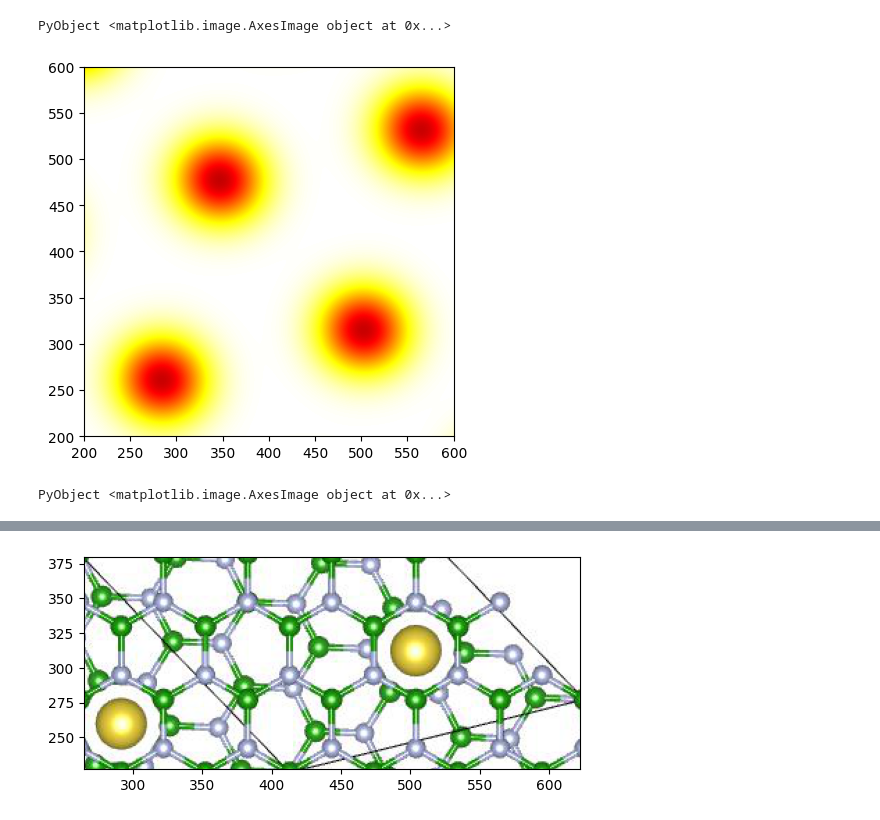
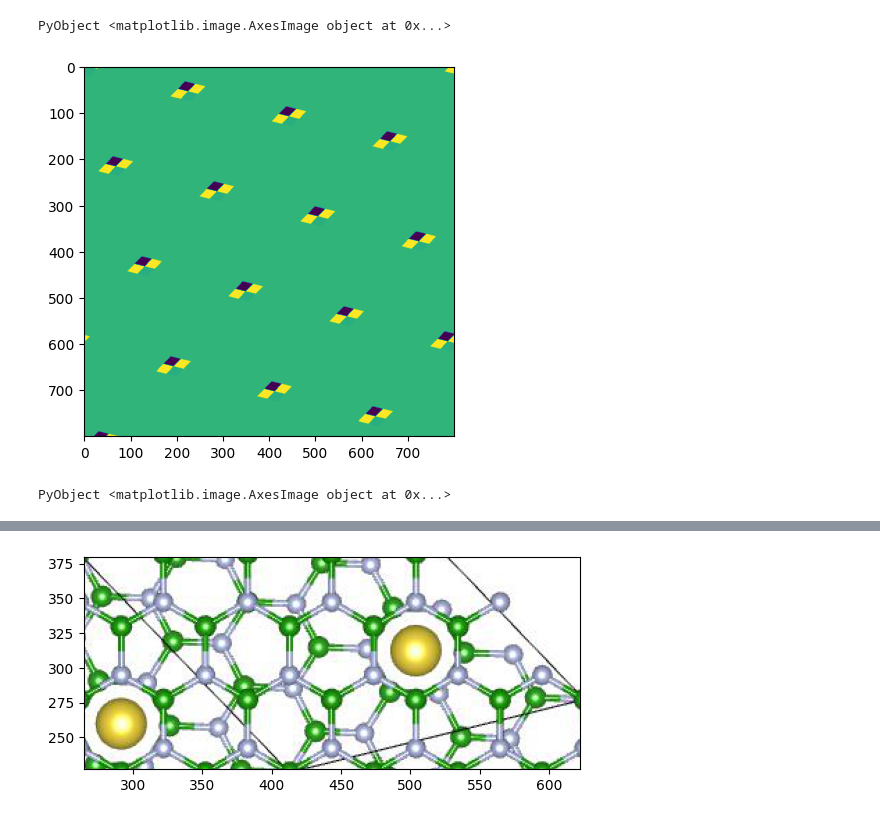
Before and after one commit to AliGhorashiCMT/Plasmons_Paper, a Jupyter notebook: Moire_Figs/Moire13_with_Alkali/Sodium/optimize_Na_position/Analyze.ipynb, the cells around one changed output, grey strips where cells are left out. Cells and saved outputs as stored; diff of their text form; code cells hidden in the pictures.

Commit message:
All Stability Plot

```diff
--- a/Moire_Figs/Moire13_with_Alkali/Sodium/optimize_Na_position/Analyze.ipynb
+++ b/Moire_Figs/Moire13_with_Alkali/Sodium/optimize_Na_position/Analyze.ipynb
@@ -154,14 +154,8 @@ imshow(img, cmap="hot", interpolation="gaussian")
 # %% [output]
 [figure]
 PyObject <matplotlib.image.AxesImage object at 0x...>
-# %%
-img_stability = ndimage.minimum_filter(np.rot90(EnergyArrayStability), size=20)
-ylim(200, 600)
-xlim(200, 600)
-
-img_stability = ndimage.gaussian_filter(img_stability, sigma=30)
-
-imshow(img_stability, cmap="hot", interpolation="gaussian")
-# %% [output]
-[figure, removed]
-PyObject <matplotlib.image.AxesImage object at 0x...>
+# %%
+imshow(np.rot90(EnergyArrayStability))
+# %% [output]
+[figure, added]
+PyObject <matplotlib.image.AxesImage object at 0x...>
```
Also changed, not shown: parts of 17 cells of this notebook.
